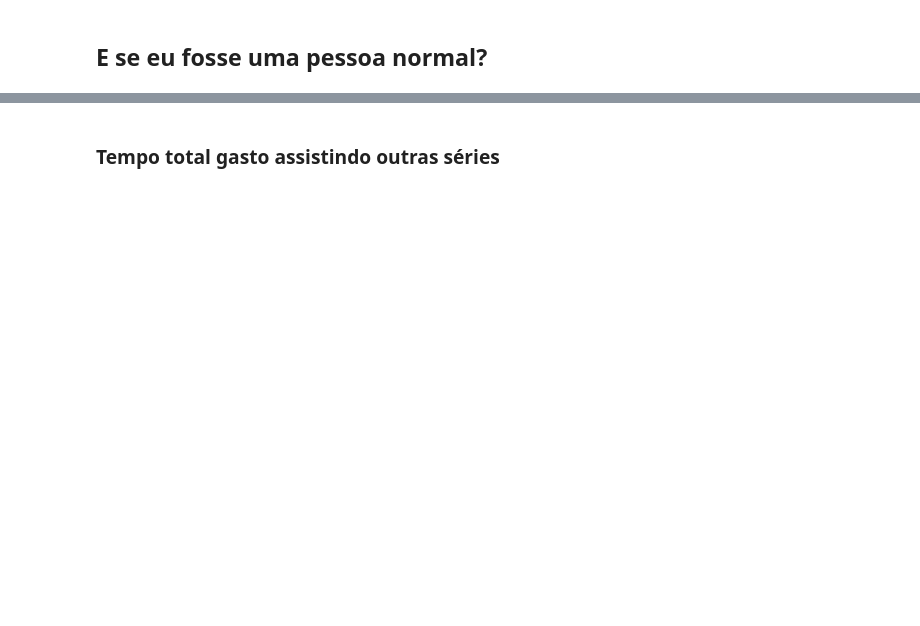
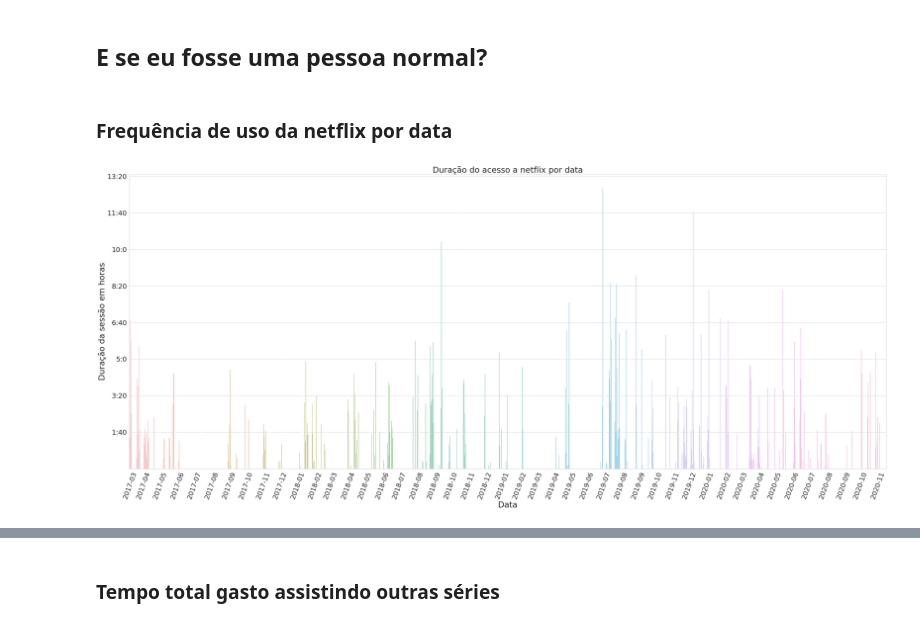
Before and after one commit to luciaemiliaeu/netflix_data_analysis, a Jupyter notebook: netflix_data_analysis.ipynb, the cells around one changed output, grey strips where cells are left out. Saved outputs shown, nothing was run; the diff lists cells and outputs as text; code cells hidden in the pictures; blank space fills up the shorter version.

```diff
--- a/netflix_data_analysis.ipynb
+++ b/netflix_data_analysis.ipynb
@@ -602,4 +539,23 @@ Eu tenho preferência pelas temporadas intermediárias, entre a 6 e a 9. Nessas
 # %% [markdown]
 ## E se eu fosse uma pessoa normal?
 # %%
-outras_series = dataset[(dataset['Titulo']!='Friends') & (dataset['Titulo']!='A Anatomia de Grey')]
+selecao = (dataset['Titulo']=='Friends') | (dataset['Titulo']=='A Anatomia de Grey')
+outras_series = dataset[~selecao]
+# %% [markdown]
+### Frequência de uso da netflix por data
+# %%
+# minutos assitidos por dia
+by_date = outras_series.groupby(outras_series['Date']).sum()['Duration']
+
+#considerando os dias em que a contagem foi zero
+min_date, max_date = dataset['Date'].min(), dataset['Date'].max()
+all_dates = pd.date_range(start = min_date, end = max_date)
+dt = pd.Series(data = np.zeros(all_dates.shape[0]), index = all_dates, name = 'Duration' )
+
+dt = pd.merge(dt, by_date, how='left', left_index=True, right_index= True)
+dt['Duration'] = dt['Duration_x'] + dt['Duration_y']
+dt = (dt.
+      drop(['Duration_x', 'Duration_y'], axis=1).
+      fillna(0).
+      reset_index())
+dt['Weekday'] = dt['index'].dt.dayofweek
@@ -605,0 +573,14 @@ outras_series = dataset[(dataset['Titulo']!='Friends') & (dataset['Titulo']!='A
+# %%
+#plotagem
+
+figure = plt.figure(figsize=(50,20))
+sns.barplot(x=dt['index'], y = dt['Duration'])
+plt.xticks(index_labels, dt.loc[index_labels, 'index'].dt.to_period('M'),
+           rotation = 70, fontsize= 25)
+plt.yticks(y, ylabels, fontsize= 25)
+plt.xlabel('Data', fontsize= 30)
+plt.ylabel('Duração da sessão em horas', fontsize= 30)
+plt.title('Duração do acesso a netflix por data', fontsize= 30)
+plt.show()
+# %% [output]
+[figure, added]
```
Also changed, not shown: parts of 67 cells of this notebook.
